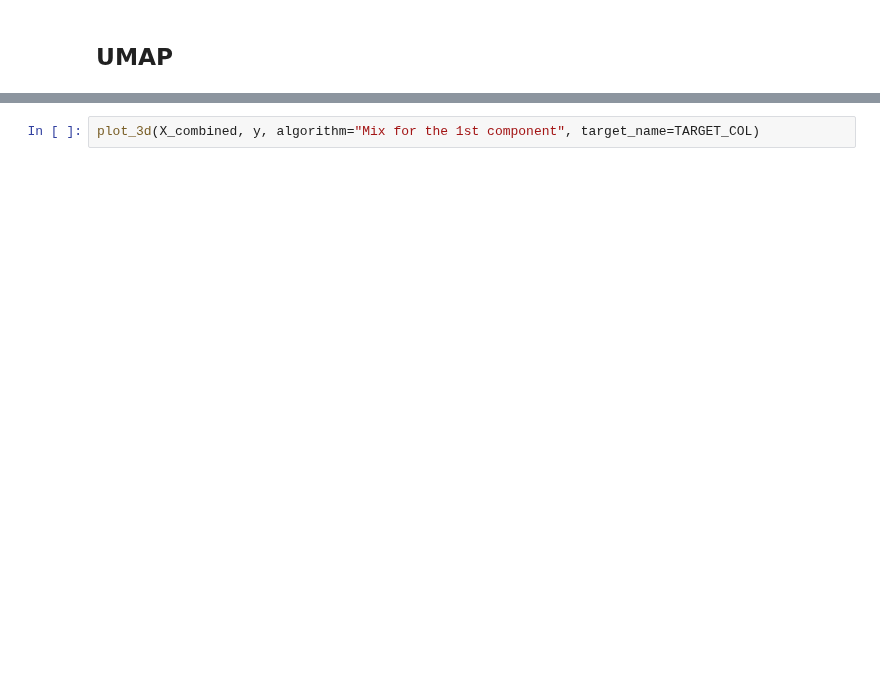
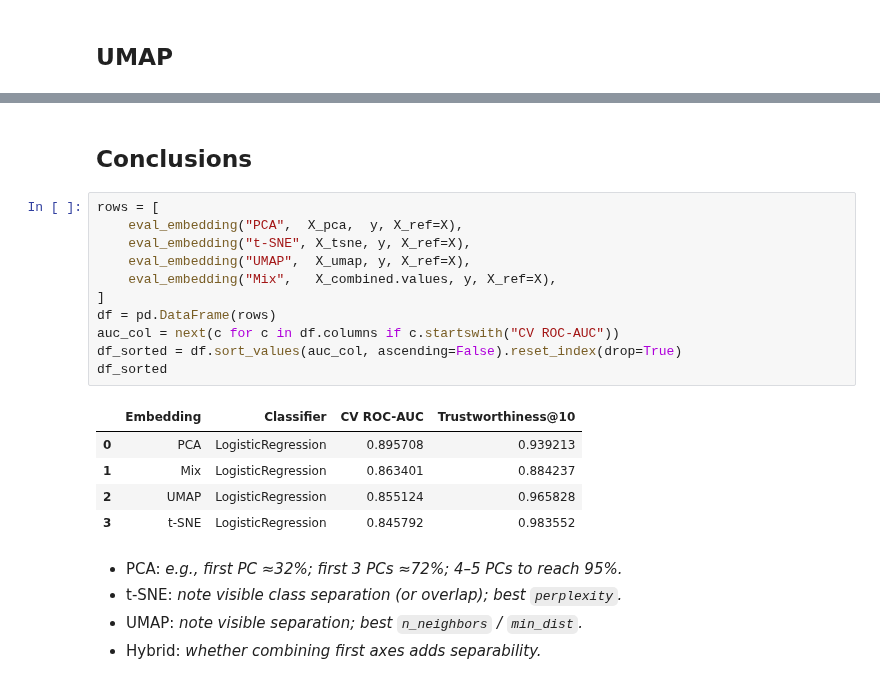
Before and after one commit to zuzannapajak/cardio-risk-prediction, a Jupyter notebook: notebooks/dim_red.ipynb, the cells around one changed output, grey strips where cells are left out. Cells and saved outputs as stored; diff of their text form; blank space fills up the shorter version.

```diff
--- a/notebooks/dim_red.ipynb
+++ b/notebooks/dim_red.ipynb
@@ -119,2 +127,24 @@ joblib.dump(df_mix, os.path.join(OUTPUT_DIR, 'df_mix.pkl'))
-# %%
-plot_3d(X_combined, y, algorithm="Mix for the 1st component", target_name=TARGET_COL)
+# %% [markdown]
+## Conclusions
+# %%
+rows = [
+    eval_embedding("PCA",  X_pca,  y, X_ref=X),
+    eval_embedding("t-SNE", X_tsne, y, X_ref=X),
+    eval_embedding("UMAP",  X_umap, y, X_ref=X),
+    eval_embedding("Mix",   X_combined.values, y, X_ref=X),
+]
+df = pd.DataFrame(rows)
+auc_col = next(c for c in df.columns if c.startswith("CV ROC-AUC"))
+df_sorted = df.sort_values(auc_col, ascending=False).reset_index(drop=True)
+df_sorted
+# %% [output]
+|  | Embedding | Classifier | CV ROC-AUC | Trustworthiness@10 |
+| 0 | PCA | LogisticRegression | 0.895708 | 0.939213 |
+| 1 | Mix | LogisticRegression | 0.863401 | 0.884237 |
+| 2 | UMAP | LogisticRegression | 0.855124 | 0.965828 |
+| 3 | t-SNE | LogisticRegression | 0.845792 | 0.983552 |
+# %% [markdown]
+- PCA: _e.g., first PC ≈32%; first 3 PCs ≈72%; 4–5 PCs to reach 95%._
+- t‑SNE: _note visible class separation (or overlap); best `perplexity`._
+- UMAP: _note visible separation; best `n_neighbors` / `min_dist`._
+- Hybrid: _whether combining first axes adds separability._
```
Also changed, not shown: parts of 21 cells of this notebook, 3 other files.
